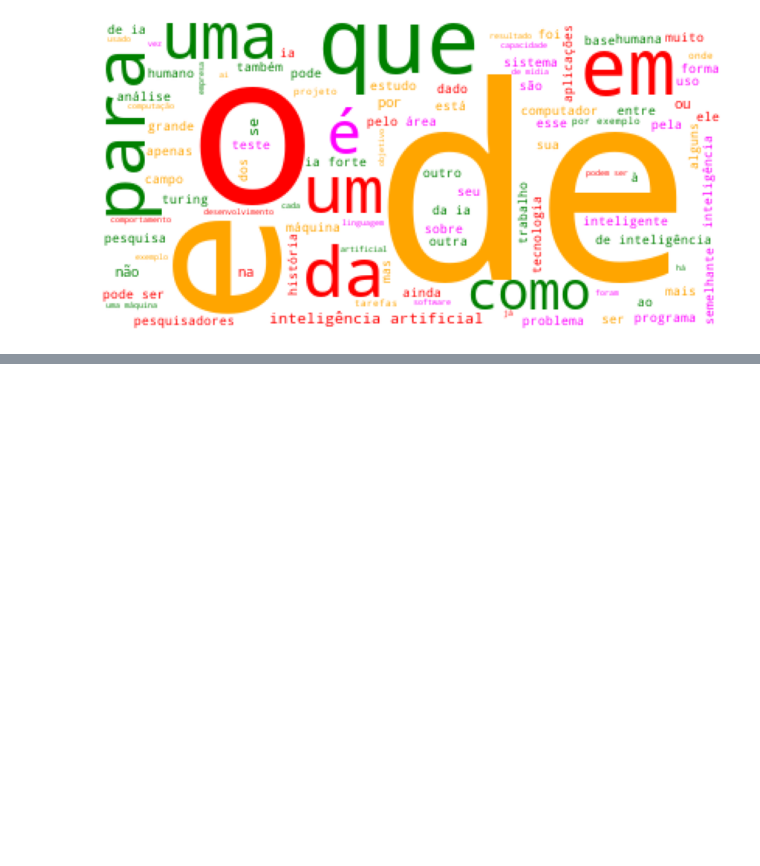
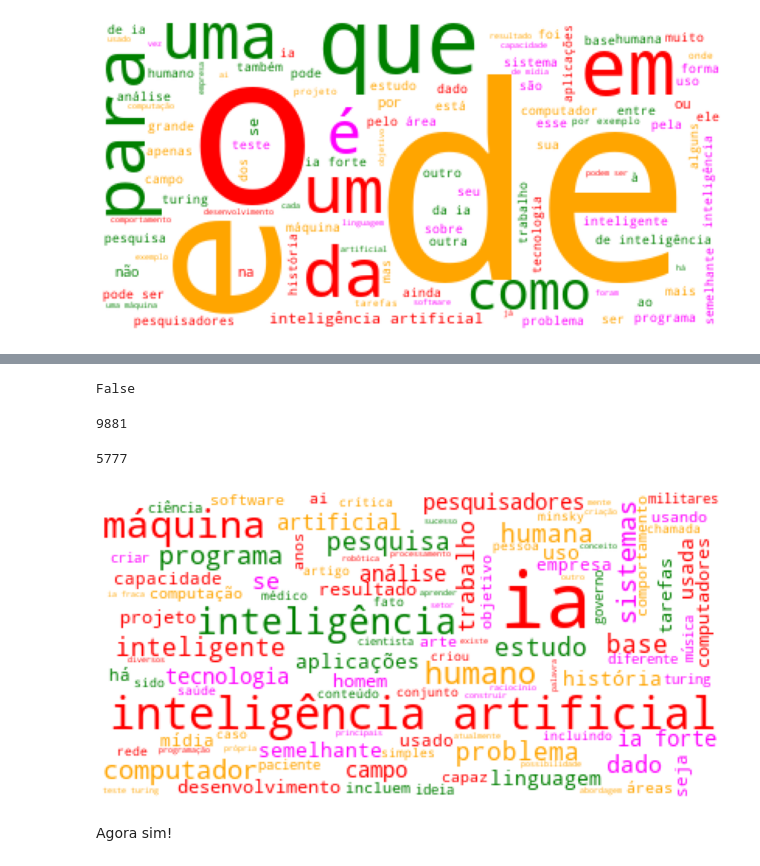
Before and after one commit to njuliacsouza/_IAExpert, a Jupyter notebook: 3. Machine Learning e Data Science com Python de A à Z/notebooks_aulas/Parte 5 - Tópicos complementares/5.06 - Processamento de linguagem natural com spaCy e NLTK.ipynb, the cells around one changed output, grey strips where cells are left out. Cells and saved outputs as stored; diff of their text form; code cells hidden in the pictures; blank space fills up the shorter version.

```diff
--- a/3. Machine Learning e Data Science com Python de A à Z/notebooks_aulas/Parte 5 - Tópicos complementares/5.06 - Processamento de linguagem natural com spaCy e NLTK.ipynb
+++ b/3. Machine Learning e Data Science com Python de A à Z/notebooks_aulas/Parte 5 - Tópicos complementares/5.06 - Processamento de linguagem natural com spaCy e NLTK.ipynb
@@ -274,0 +286,32 @@ plt.show()
+# %%
+pln.vocab['caminhar'].is_stop  # checar se palavra é stop words
+# %% [output]
+False
+# %%
+doc = pln(conteudo)
+lista_token = []
+for token in doc:
+    lista_token.append(token.text)
+# %%
+len(lista_token)
+# %% [output]
+9881
+# %%
+sem_stop = []
+for palavra in lista_token:
+    if pln.vocab[palavra].is_stop==False:
+        sem_stop.append(palavra)
+# %%
+len(sem_stop)
+# %% [output]
+5777
+# %%
+cloud = cloud.generate(' '.join(sem_stop))
+plt.figure(figsize=(15,15))
+plt.imshow(cloud)
+plt.axis('off')
+plt.show()
+# %% [output]
+[figure, added]
+# %% [markdown]
+Agora sim!
```
Also changed, not shown: parts of 4 cells of this notebook.
